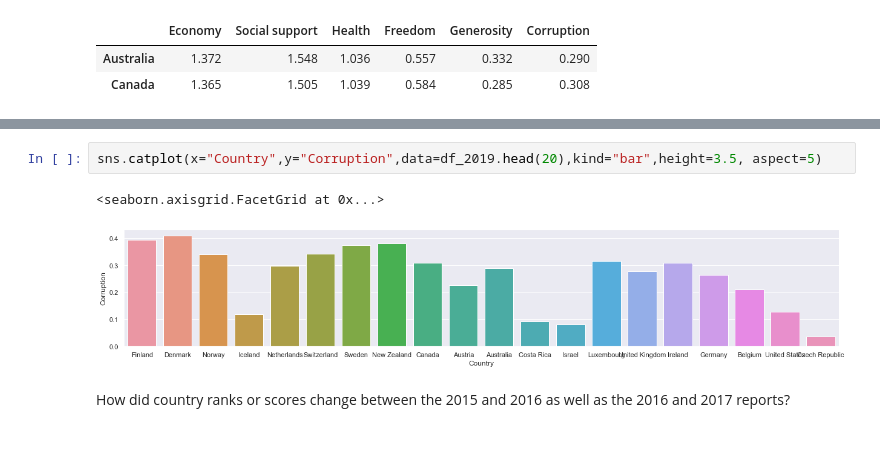
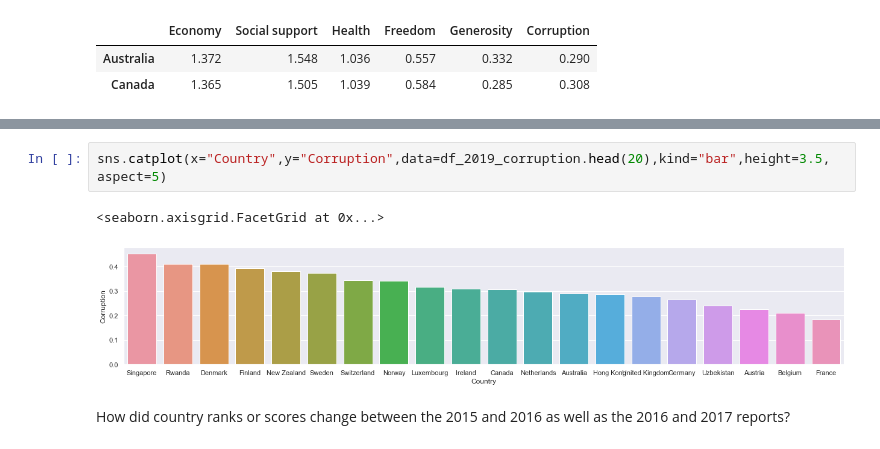
Before and after one commit to borhunsahin/kaggle-world-happiness-report-analysis, a Jupyter notebook: visualition.ipynb, the cells around one changed output, grey strips where cells are left out. Drawn from its saved outputs; the diff is of its cells as text.

```diff
--- a/visualition.ipynb
+++ b/visualition.ipynb
@@ -60,8 +78,8 @@ sns.catplot(x="Country",y="Generosity",data=df_2019.head(20),kind="bar",height=3
 # %%
-sns.catplot(x="Country",y="Corruption",data=df_2019.head(20),kind="bar",height=3.5, aspect=5)
+sns.catplot(x="Country",y="Corruption",data=df_2019_corruption.head(20),kind="bar",height=3.5, aspect=5)
 # %% [output]
 <seaborn.axisgrid.FacetGrid at 0x...>
-[figure, old version]
+[figure, new version]
 # %% [markdown]
 How did country ranks or scores change between the 2015 and 2016 as well as the 2016 and 2017 reports?
 # %%
```
Also changed, not shown: parts of 6 cells of this notebook.
